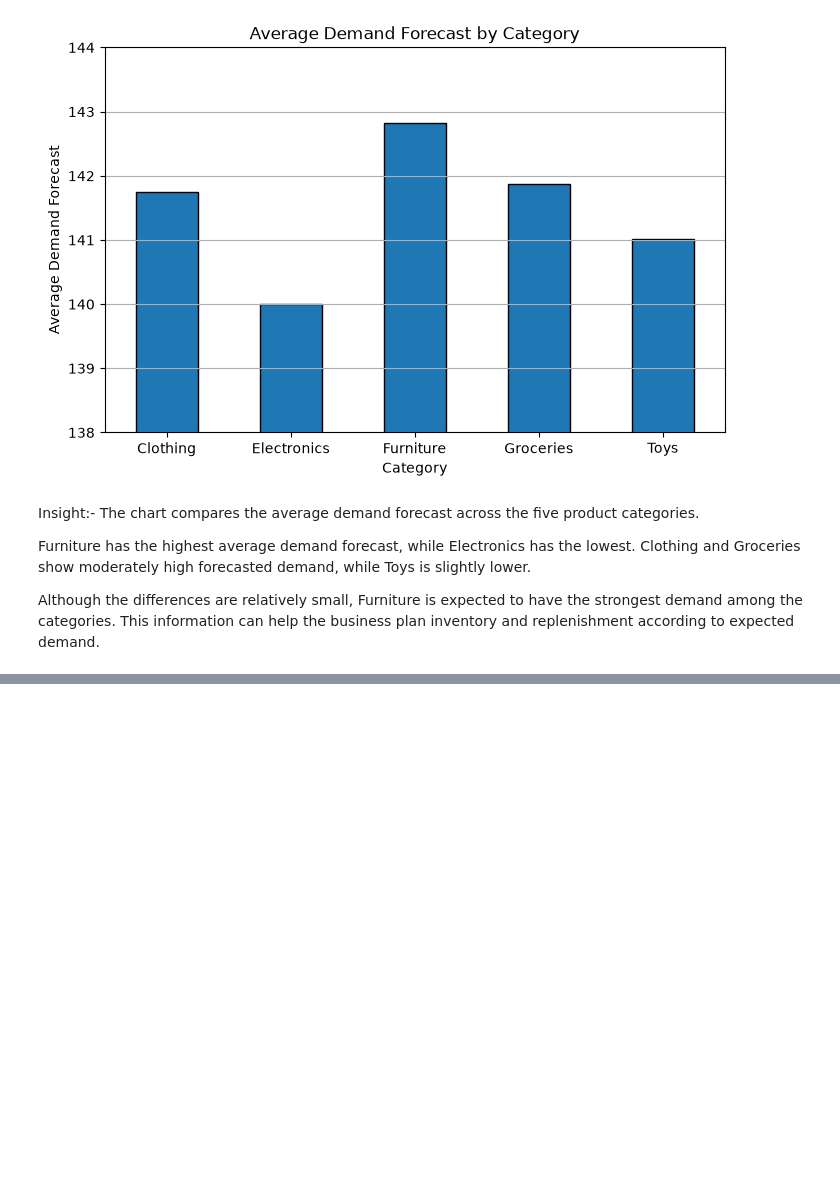
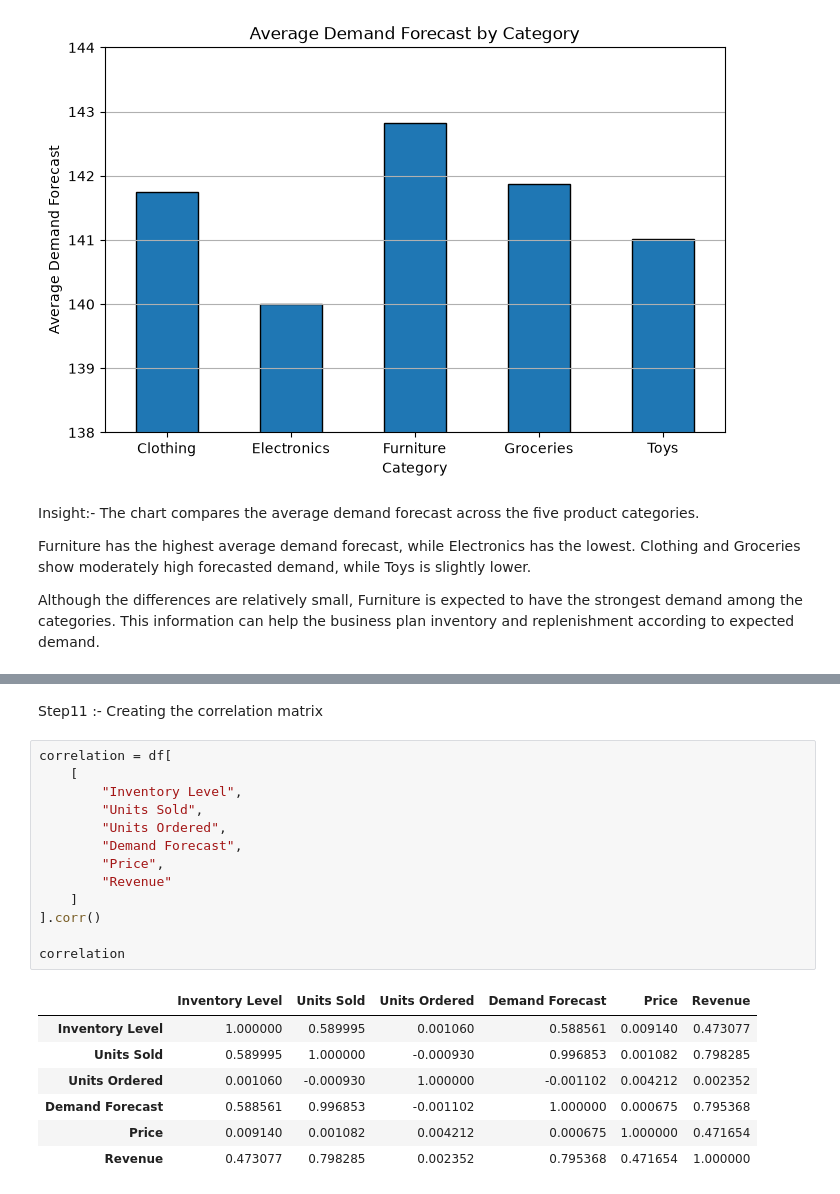
Before and after one commit to sabaadeeb4225-create/Supply-Chain-Demand-Forecasting, a Jupyter notebook: notebooks/eda.ipynb, the cells around one changed output, grey strips where cells are left out. Saved outputs shown, nothing was run; the diff lists cells and outputs as text; blank space fills up the shorter version.

```diff
--- a/notebooks/eda.ipynb
+++ b/notebooks/eda.ipynb
@@ -487,0 +509,23 @@ Although the differences are relatively small, Furniture is expected to have the
+# %% [markdown]
+Step11 :- Creating the correlation matrix
+# %%
+correlation = df[
+    [
+        "Inventory Level",
+        "Units Sold",
+        "Units Ordered",
+        "Demand Forecast",
+        "Price",
+        "Revenue"
+    ]
+].corr()
+
+correlation
+# %% [output]
+|  | Inventory Level | Units Sold | Units Ordered | Demand Forecast | Price | Revenue |
+| Inventory Level | 1.000000 | 0.589995 | 0.001060 | 0.588561 | 0.009140 | 0.473077 |
+| Units Sold | 0.589995 | 1.000000 | -0.000930 | 0.996853 | 0.001082 | 0.798285 |
+| Units Ordered | 0.001060 | -0.000930 | 1.000000 | -0.001102 | 0.004212 | 0.002352 |
+| Demand Forecast | 0.588561 | 0.996853 | -0.001102 | 1.000000 | 0.000675 | 0.795368 |
+| Price | 0.009140 | 0.001082 | 0.004212 | 0.000675 | 1.000000 | 0.471654 |
+| Revenue | 0.473077 | 0.798285 | 0.002352 | 0.795368 | 0.471654 | 1.000000 |
```
Also changed, not shown: parts of 7 cells of this notebook.
